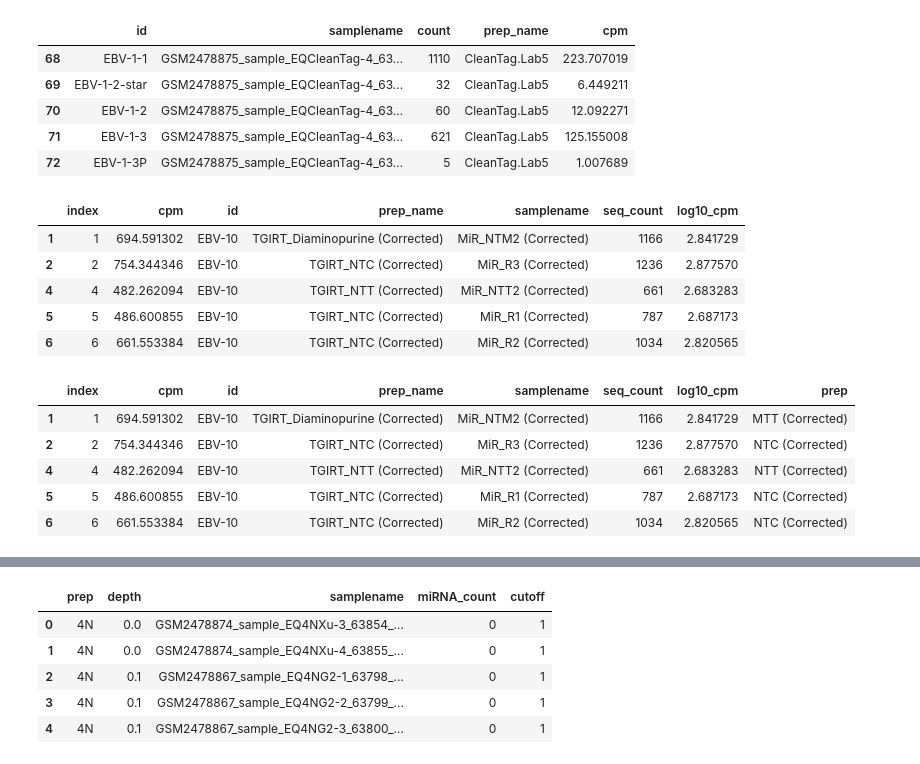
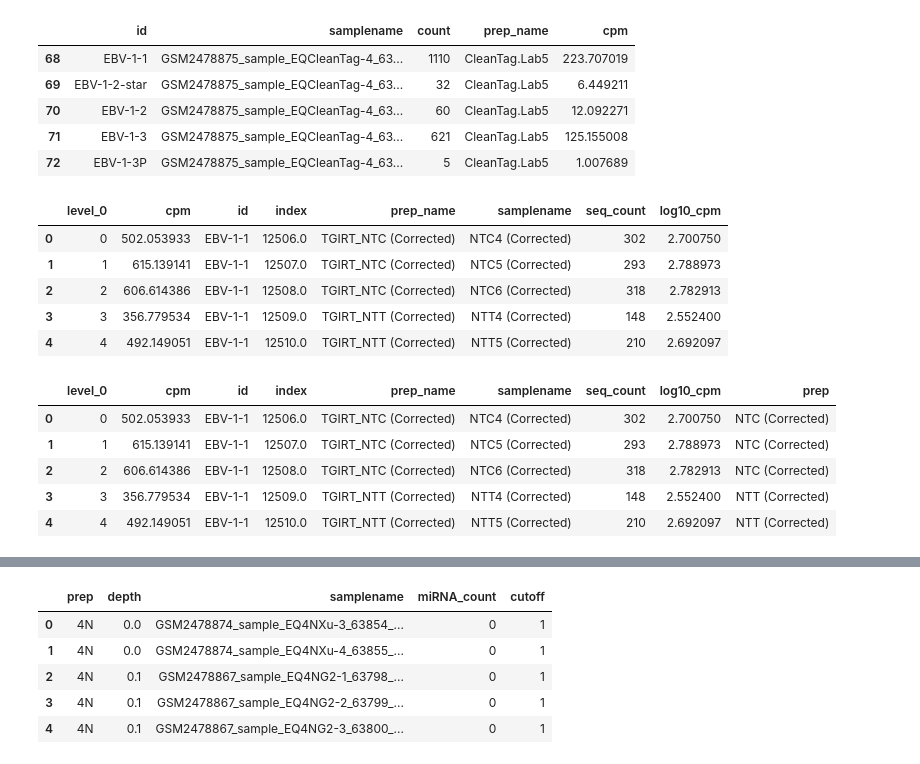
Before and after one commit to wckdouglas/tgirt_smRNA, a Jupyter notebook: scripts/mirExplore_bias.ipynb, the cells around one changed output, grey strips where cells are left out. Drawn from its saved outputs; the diff is of its cells as text; code cells hidden in the pictures.

```diff
--- a/scripts/mirExplore_bias.ipynb
+++ b/scripts/mirExplore_bias.ipynb
@@ -29,7 +29,7 @@ def read_count_table(tablename):
         .assign(samplename = samplename)
 
 def read_tgirt():
-    tables = glob.glob('../data/*counts')
-    tables = filter(lambda x: not re.search('norm', x), tables)
-    df = map(read_count_table,tables)
-    return pd.concat(df, axis=0)
+    df = pd.read_csv('../data/miR_counts.csv')\
+        .pipe(pd.melt, id_vars = ['id'], var_name = 'samplename', value_name = 'seq_count')\
+        .rename(columns = {'id':'seq_id'})
+    return df
@@ -36,5 +39,5 @@ def read_tgirt():
 # %%
-corrected_count = feather.read_dataframe('../results/corrected_count.feather') \
-    .drop(['index','prep'], axis=1)
+corrected_count = pd.read_csv('../data/corrected_count.csv') \
+    .drop(['prep'], axis=1)
 corrected_count.head()
 # %% [output]
@@ -56,35 +59,37 @@ get_published(return_count=True).head()
 # %%
 tgirt_df = read_tgirt() \
     .pipe(lambda d: pd.concat([corrected_count, d], sort=False)) \
+    .pipe(lambda d: d[~pd.isnull(d.seq_count)])\
+    .assign(cpm = lambda d: d.groupby(['samplename']).seq_count.transform(count_to_cpm))\
     .assign(prep_name = lambda d: 'TGIRT_' + d.samplename.map(get_label))\
     .assign(prep_name = lambda d: np.where(d.samplename.str.contains('Corrected'),
                                             d.prep_name + ' (Corrected)',
                                             d.prep_name))\
     .rename(columns = {'seq_id':'id'})\
     .pipe(lambda d: pd.concat([d,
                                get_published(return_count=True).rename(columns={'count':'seq_count'})], sort=True)) \
     .assign(seq_count = lambda d: d.seq_count.astype(int))\
     .query('seq_count > 0 ')\
     .reset_index()\
     .assign(cpm = lambda d: d.groupby('samplename').seq_count.transform(count_to_cpm))\
     .assign(log10_cpm = lambda d: np.log10(d.cpm))\
     .pipe(lambda d: d[~d.prep_name.str.contains('Cir.*Corr|noTA|NTTR.*Corr')])
 tgirt_df.head()
 # %% [output]
-|  | index | cpm | id | prep_name | samplename | seq_count | log10_cpm |
-| 1 | 1 | 694.591302 | EBV-10 | TGIRT_Diaminopurine (Corrected) | MiR_NTM2 (Corrected) | 1166 | 2.841729 |
-| 2 | 2 | 754.344346 | EBV-10 | TGIRT_NTC (Corrected) | MiR_R3 (Corrected) | 1236 | 2.877570 |
-| 4 | 4 | 482.262094 | EBV-10 | TGIRT_NTT (Corrected) | MiR_NTT2 (Corrected) | 661 | 2.683283 |
-| 5 | 5 | 486.600855 | EBV-10 | TGIRT_NTC (Corrected) | MiR_R1 (Corrected) | 787 | 2.687173 |
-| 6 | 6 | 661.553384 | EBV-10 | TGIRT_NTC (Corrected) | MiR_R2 (Corrected) | 1034 | 2.820565 |
+|  | level_0 | cpm | id | index | prep_name | samplename | seq_count | log10_cpm |
+| 0 | 0 | 502.053933 | EBV-1-1 | 12506.0 | TGIRT_NTC (Corrected) | NTC4 (Corrected) | 302 | 2.700750 |
+| 1 | 1 | 615.139141 | EBV-1-1 | 12507.0 | TGIRT_NTC (Corrected) | NTC5 (Corrected) | 293 | 2.788973 |
+| 2 | 2 | 606.614386 | EBV-1-1 | 12508.0 | TGIRT_NTC (Corrected) | NTC6 (Corrected) | 318 | 2.782913 |
+| 3 | 3 | 356.779534 | EBV-1-1 | 12509.0 | TGIRT_NTT (Corrected) | NTT4 (Corrected) | 148 | 2.552400 |
+| 4 | 4 | 492.149051 | EBV-1-1 | 12510.0 | TGIRT_NTT (Corrected) | NTT5 (Corrected) | 210 | 2.692097 |
 # %%
 plot_df = tgirt_df \
     .assign(prep = lambda d: d.prep_name.map(correct_prep))
 plot_df.head()
 # %% [output]
-|  | index | cpm | id | prep_name | samplename | seq_count | log10_cpm | prep |
-| 1 | 1 | 694.591302 | EBV-10 | TGIRT_Diaminopurine (Corrected) | MiR_NTM2 (Corrected) | 1166 | 2.841729 | MTT (Corrected) |
-| 2 | 2 | 754.344346 | EBV-10 | TGIRT_NTC (Corrected) | MiR_R3 (Corrected) | 1236 | 2.877570 | NTC (Corrected) |
-| 4 | 4 | 482.262094 | EBV-10 | TGIRT_NTT (Corrected) | MiR_NTT2 (Corrected) | 661 | 2.683283 | NTT (Corrected) |
-| 5 | 5 | 486.600855 | EBV-10 | TGIRT_NTC (Corrected) | MiR_R1 (Corrected) | 787 | 2.687173 | NTC (Corrected) |
-| 6 | 6 | 661.553384 | EBV-10 | TGIRT_NTC (Corrected) | MiR_R2 (Corrected) | 1034 | 2.820565 | NTC (Corrected) |
+|  | level_0 | cpm | id | index | prep_name | samplename | seq_count | log10_cpm | prep |
+| 0 | 0 | 502.053933 | EBV-1-1 | 12506.0 | TGIRT_NTC (Corrected) | NTC4 (Corrected) | 302 | 2.700750 | NTC (Corrected) |
+| 1 | 1 | 615.139141 | EBV-1-1 | 12507.0 | TGIRT_NTC (Corrected) | NTC5 (Corrected) | 293 | 2.788973 | NTC (Corrected) |
+| 2 | 2 | 606.614386 | EBV-1-1 | 12508.0 | TGIRT_NTC (Corrected) | NTC6 (Corrected) | 318 | 2.782913 | NTC (Corrected) |
+| 3 | 3 | 356.779534 | EBV-1-1 | 12509.0 | TGIRT_NTT (Corrected) | NTT4 (Corrected) | 148 | 2.552400 | NTT (Corrected) |
+| 4 | 4 | 492.149051 | EBV-1-1 | 12510.0 | TGIRT_NTT (Corrected) | NTT5 (Corrected) | 210 | 2.692097 | NTT (Corrected) |
```
Also changed, not shown: parts of 8 cells of this notebook, 1 other file.
